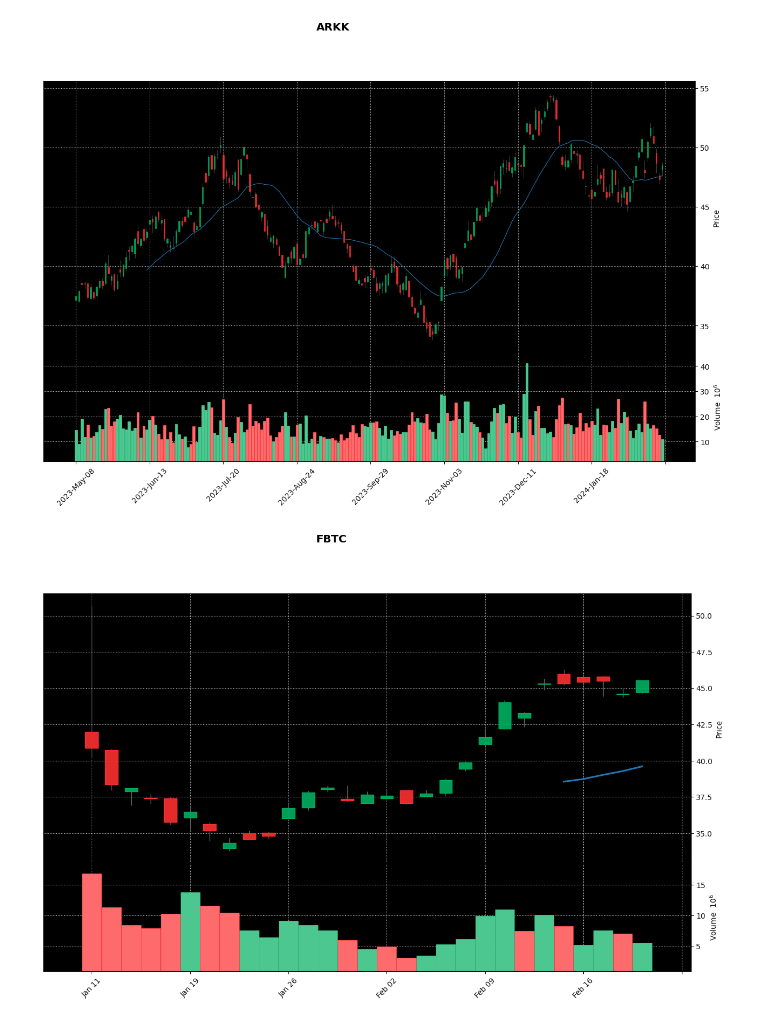
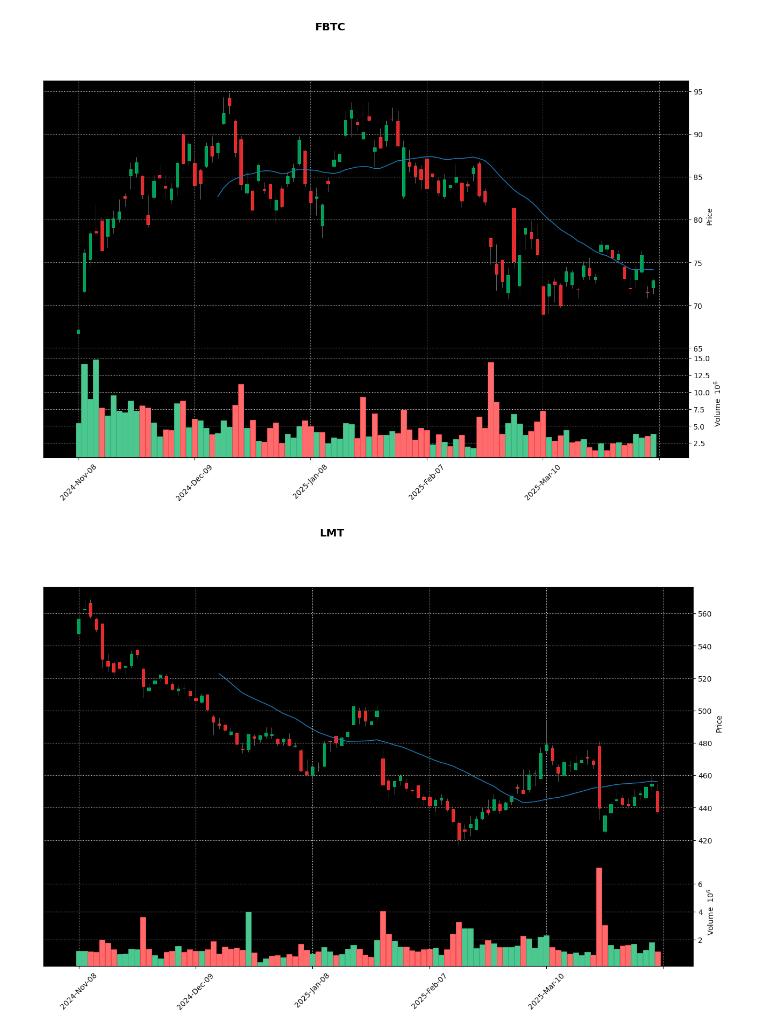
Before and after one commit to cphchip/side_projects, a Jupyter notebook: stock_ticker.ipynb, the cells around one changed output. Cells and saved outputs as stored; diff of their text form; code cells hidden in the pictures.

```diff
--- a/stock_ticker.ipynb
+++ b/stock_ticker.ipynb
@@ -7,8 +7,6 @@ import mplfinance as mpf
 # Hold list of ticker symbols
 portfolio = [
     'VOO',
-    'ARKK',
-    # 'EZBC',
     'FBTC',
     'LMT'
 ]
@@ -45,5 +43,5 @@ def candle(symbols, period):
 
     return
 # %%
-candle(portfolio, -200) # negative plots most recent data
+candle(portfolio, -100) # negative plots most recent data
 # %% [output]
@@ -51,2 +49,2 @@ candle(portfolio, -200) # negative plots most recent data
-[figure, old version]
+[figure, new version]
-[figure, old version]
+[figure, new version]
```
Also changed, not shown: parts of 1 cell of this notebook.
